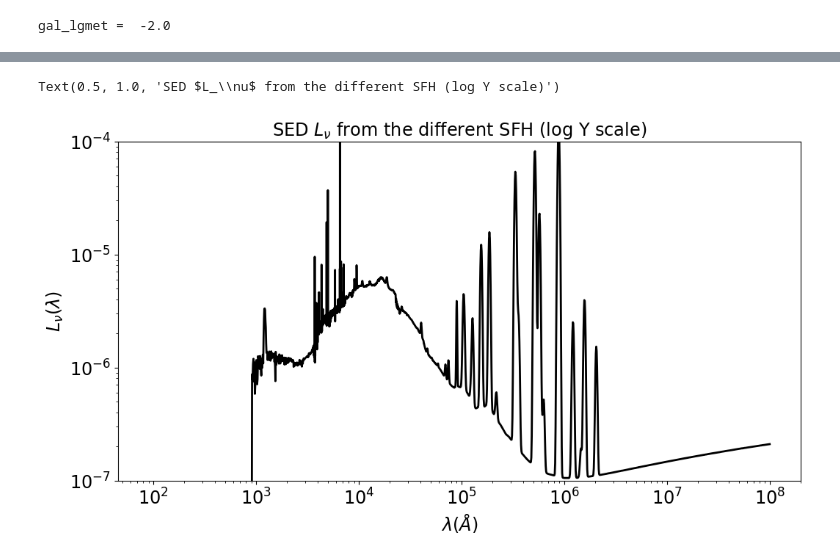
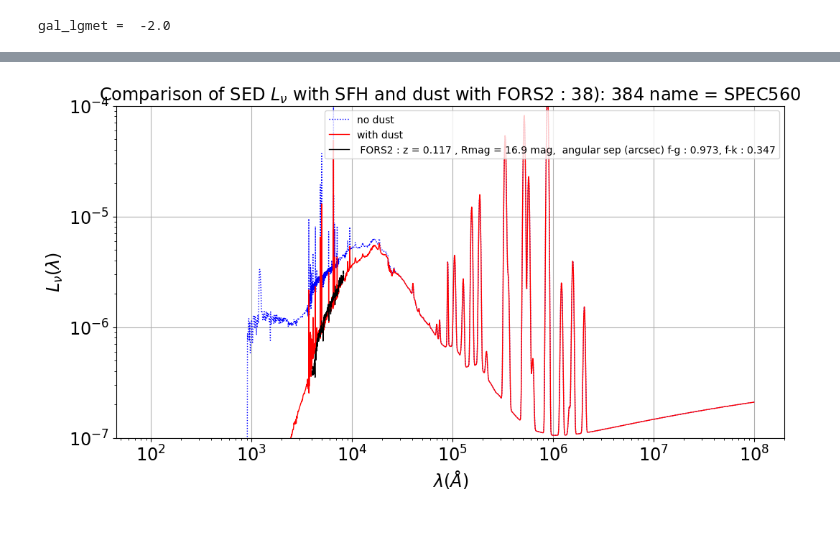
Before and after one commit to sylvielsstfr/Fors2ToStellarPopSynthesis, a Jupyter notebook: examples/examples_comparedatamodel/CompareSEDModel_OneDataSpectrum.ipynb, the cells around one changed output, grey strips where cells are left out. Drawn from its saved outputs; the diff is of its cells as text; code cells hidden in the pictures; blank space fills up the shorter version.

```diff
--- a/examples/examples_comparedatamodel/CompareSEDModel_OneDataSpectrum.ipynb
+++ b/examples/examples_comparedatamodel/CompareSEDModel_OneDataSpectrum.ipynb
@@ -306,10 +310,10 @@ for idx,row in df.iterrows():
     all_elements  = the_lines.decode().split(",")
 
 
-    the_label = f" FORS2 : z = {z:.3f} , Rmag = {rmag:.1f} mag,  angular sep (arcsec) f-g : {asep_fg:.3f}, f-k : {asep_fk:.3f}"
+    the_label_data = f" FORS2 : z = {z:.3f} , Rmag = {rmag:.1f} mag,  angular sep (arcsec) f-g : {asep_fg:.3f}, f-k : {asep_fk:.3f}"
     the_wl = all_df[idx0]["wl"].values
     the_fnu = all_df[idx0]["fnu"].values*10**(-0.4*mags[4])
-    ax.plot(the_wl,the_fnu,'b-',label=the_label)
+    ax.plot(the_wl,the_fnu,'b-',label=the_label_data)
 
     X = the_wl
     Y = the_fnu
@@ -326,8 +330,8 @@ for idx,row in df.iterrows():
     ax2.legend(loc="lower right")
 
     ax.set_xlabel("$\lambda  (\AA)$ ")
-    title = f"FORS2 : {idx}): {idx0} name = {specname}"
-    ax.set_title(title)
+    title_data = f"FORS2 : {idx}): {idx0} name = {specname}"
+    ax.set_title(title_data)
     ax.set_ylabel("flux (maggies)")
     ax.legend(loc="upper right")
     ax.grid()
@@ -366,7 +370,7 @@ for idx,row in df.iterrows():
     Xclean = np.delete(X,indexes_toremove)
     Yclean  = np.delete(Y,indexes_toremove)
 
-    ax4.plot(Xclean, Yclean,'b-',label=the_label)
+    ax4.plot(Xclean, Yclean,'b-',label=the_label_data)
     ax4.set_ylim(0,the_max)
     ax4.set_xlim(1000.,25000.)
     ax4.grid()
@@ -470,3 +490,11 @@ sed_info = calc_rest_sed_sfh_table_lognormal_mdf(
     ssp_data.ssp_lgmet, ssp_data.ssp_lg_age_gyr, ssp_data.ssp_flux, t_obs)
 # %% [output]
 gal_lgmet =  -2.0
+# %%
+Av= 1.0
+uv_bump_ampl = 3.0
+plaw_slope = -0.25
+wave_spec_micron = ssp_data.ssp_wave/10_000
+# %%
+k = sbl18_k_lambda(wave_spec_micron,uv_bump_ampl,plaw_slope)
+dsps_flux_ratio = _frac_transmission_from_k_lambda(k,Av)
@@ -473,11 +519,25 @@ gal_lgmet =  -2.0
+# %%
+sed_attenuated = dsps_flux_ratio * sed_info.rest_sed
 # %%
 fig, ax = plt.subplots(1, 1)
 __=ax.loglog()
-__=ax.plot(ssp_data.ssp_wave, sed_info.rest_sed,'k-',lw=2)
+__=ax.plot(ssp_data.ssp_wave, sed_info.rest_sed,'b:',lw=1,label="no dust")
+__=ax.plot(ssp_data.ssp_wave, sed_attenuated,'r-',lw=1,label="with dust")
 __=ax.set_ylim(1e-7,1e-4)
 ax.set_xlabel("$\lambda (\\AA)$")
 ax.set_ylabel("$L_\\nu(\lambda)$")
-ax.set_title("SED $L_\\nu$ from the different SFH (log Y scale)")
+
+
+
+
+X = the_wl/(1+z_obs)
+Y = the_fnu*(1+z)*dict_normalisation_factor[selected_spectrum_number]
+
+ax.plot(X,Y,'k-',lw=1,label=the_label_data)
+ax.legend()
+
+title = "Comparison of SED $L_\\nu$ with SFH and dust with " + title_data
+ax.set_title(title)
+ax.grid()
 # %% [output]
-Text(0.5, 1.0, 'SED $L_\\nu$ from the different SFH (log Y scale)')
-[figure, old version]
+[figure, new version]
```
Also changed, not shown: parts of 5 cells of this notebook.
